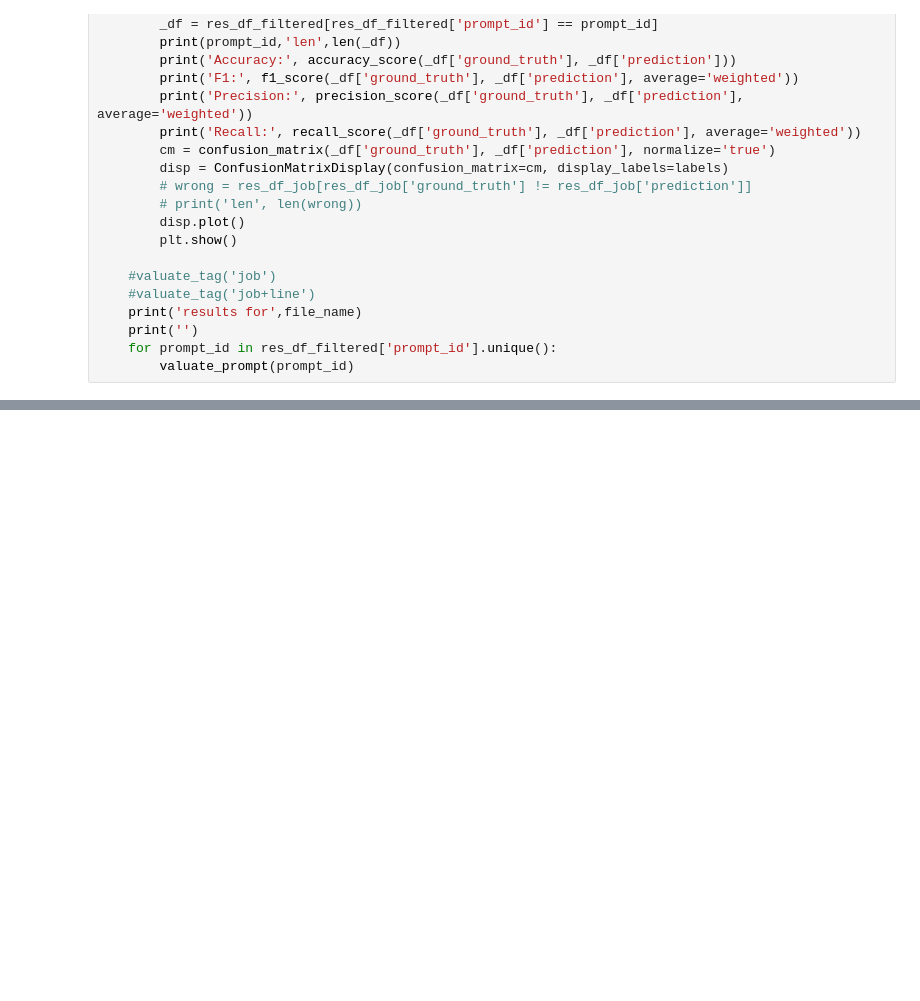
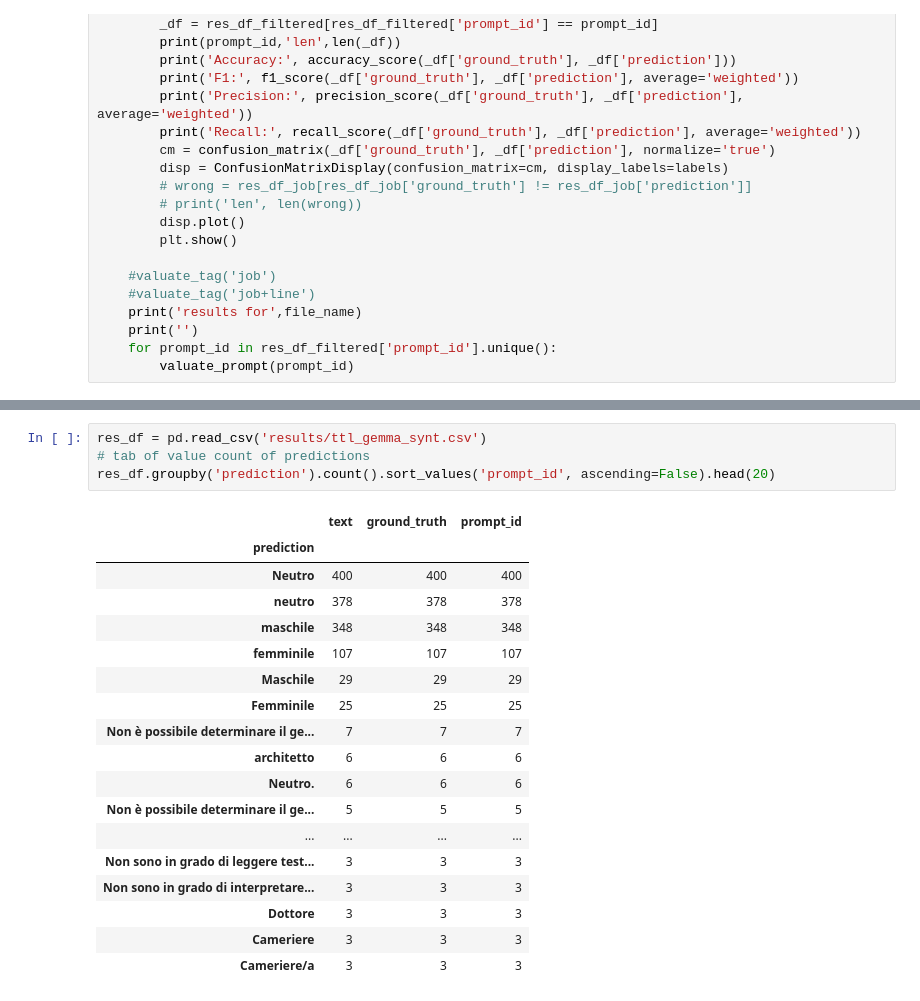
Before and after one commit to tommasoromano/unimi-language-detection, a Jupyter notebook: analysis.ipynb, the cells around one changed output, grey strips where cells are left out. Cells and saved outputs as stored; diff of their text form; blank space fills up the shorter version.

```diff
--- a/analysis.ipynb
+++ b/analysis.ipynb
@@ -81,3 +104,26 @@ F1: 0.5329838912862604
 Precision: 0.5664921295999985
 Recall: 0.5755693581780539
 [figure]
+# %%
+res_df = pd.read_csv('results/ttl_gemma_synt.csv')
+# tab of value count of predictions
+res_df.groupby('prediction').count().sort_values('prompt_id', ascending=False).head(20)
+# %% [output]
+|  | text | ground_truth | prompt_id |
+| prediction |  |  |  |
+| Neutro | 400 | 400 | 400 |
+| neutro | 378 | 378 | 378 |
+| maschile | 348 | 348 | 348 |
+| femminile | 107 | 107 | 107 |
+| Maschile | 29 | 29 | 29 |
+| Femminile | 25 | 25 | 25 |
+| Non è possibile determinare il ge... | 7 | 7 | 7 |
+| architetto | 6 | 6 | 6 |
+| Neutro. | 6 | 6 | 6 |
+| Non è possibile determinare il ge... | 5 | 5 | 5 |
+| ... | ... | ... | ... |
+| Non sono in grado di leggere test... | 3 | 3 | 3 |
+| Non sono in grado di interpretare... | 3 | 3 | 3 |
+| Dottore | 3 | 3 | 3 |
+| Cameriere | 3 | 3 | 3 |
+| Cameriere/a | 3 | 3 | 3 |
```
Also changed, not shown: parts of 4 cells of this notebook, 7 other files.
